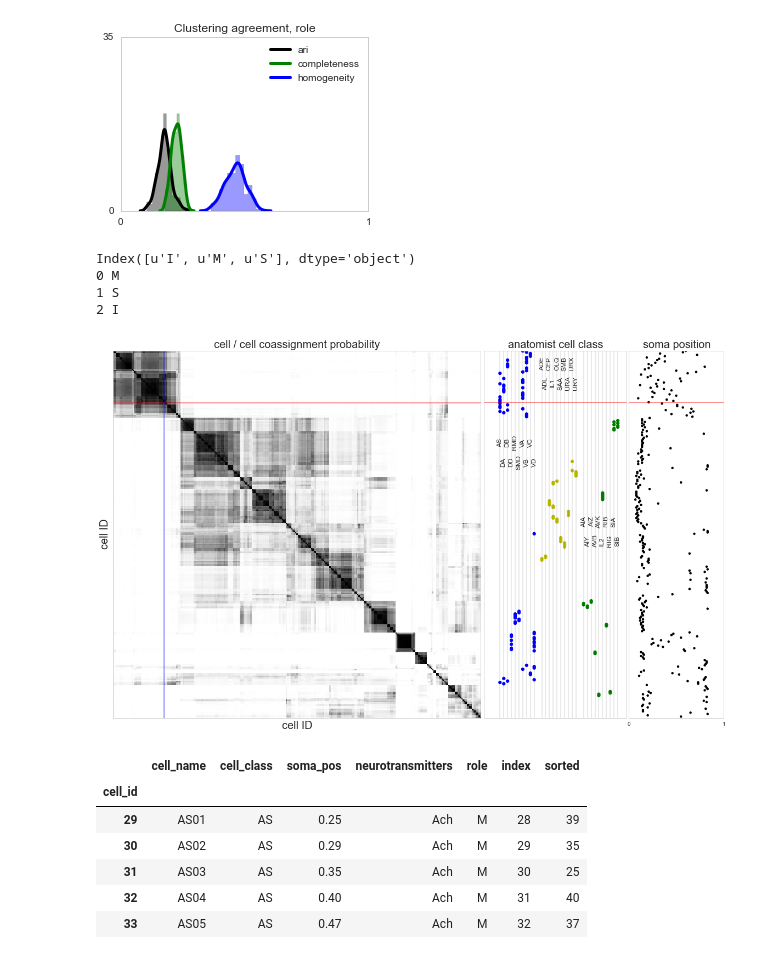
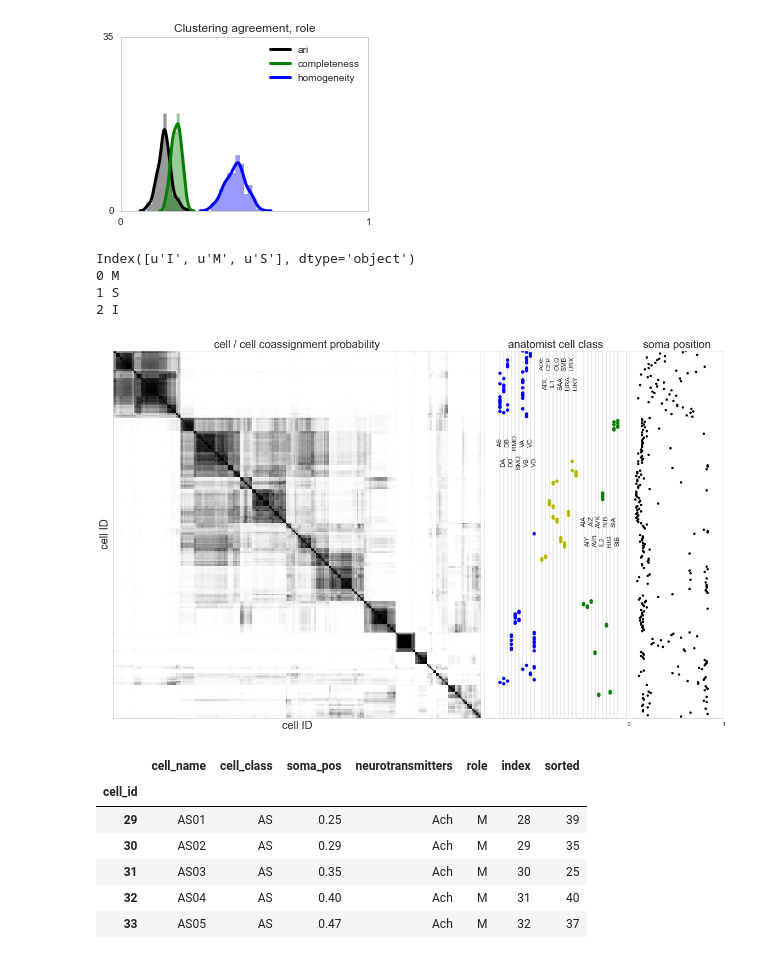
Before and after one commit to ericmjonas/connectodiscovery, a Jupyter notebook: experiments/celegans/plots.ipynb, the cells around one changed output. Saved outputs shown, nothing was run; the diff lists cells and outputs as text; code cells hidden in the pictures.

```diff
--- a/experiments/celegans/plots.ipynb
+++ b/experiments/celegans/plots.ipynb
@@ -155,8 +155,8 @@ axz.set_yticks([])
 axz.set_title("cell / cell coassignment probability",fontsize= title_size)
 axz.set_xlabel("cell ID", fontsize=title_size)
 axz.set_ylabel("cell ID", fontsize=title_size)
-axz.axhline(tgt_cell_h, c='r', alpha=0.5)
-axz.axvline(tgt_cell_v, c='b', alpha=0.5)
+#axz.axhline(tgt_cell_h, c='r', alpha=0.5)
+#axz.axvline(tgt_cell_v, c='b', alpha=0.5)
 
 axrole = pylab.subplot(gs[1])
 neurons.cell_class.value_counts()
@@ -182,36 +182,36 @@ for r_i, (role, pos) in enumerate([('M', 70), ('S', 10), ('I', 130)]):
         axrole.scatter(np.ones(len(where))*t_x, where, c=role_colors[role], edgecolor='none', s=40)
 
         axrole.text(t_x, pos + 15*(tci % 2), tgt_class, ha='center', va = 'center', fontsize=12, rotation=90)
         t_x += 1.2
         class_pos.append(t_x-1.2)
         class_labels.append(tgt_class)
     t_x += 1.2
 
 _ = axrole.set_xticks(class_pos)
 _ = axrole.set_xticklabels([]) # class_labels, rotation='vertical', fontsize=8)
 _ = axrole.set_yticks([])
 axrole.grid(False)
 axrole.set_ylim(279, 0)
 axrole.set_title("anatomist cell class", fontsize=title_size)
 #axrole.set_ylabel("cell ID", fontsize=title_size)
 
-axrole.axhline(tgt_cell_h, c='r', alpha=0.5)
+#axrole.axhline(tgt_cell_h, c='r', alpha=0.5)
 axsomapos = pylab.subplot(gs[2])
 axsomapos.scatter(neurons.soma_pos[ord], np.arange(len(ord)), edgecolor='none', c='k')
 axsomapos.grid(False)
 axsomapos.set_xticks([0, 1.0])
 axsomapos.set_yticks([])
 axsomapos.set_ylim(279, 0)
 axsomapos.set_title("soma position", fontsize=title_size)
-axsomapos.axhline(tgt_cell_h, c='r', alpha=0.5)
+#axsomapos.axhline(tgt_cell_h, c='r', alpha=0.5)
 
 fig.savefig("class_z_pos.pdf")
 # %% [output]
 Index([u'I', u'M', u'S'], dtype='object')
 0 M
 1 S
 2 I
-[figure, old version]
+[figure, new version]
 # %%
 neurons['sorted'] = np.argsort(ord)
 # %%
```
Also changed, not shown: 7 other files.
